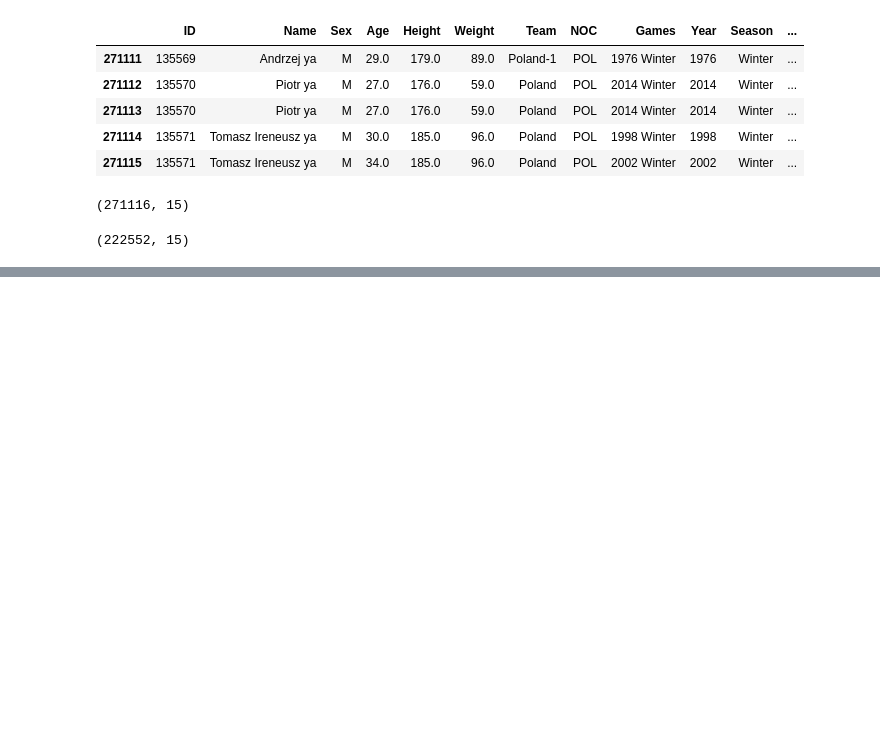
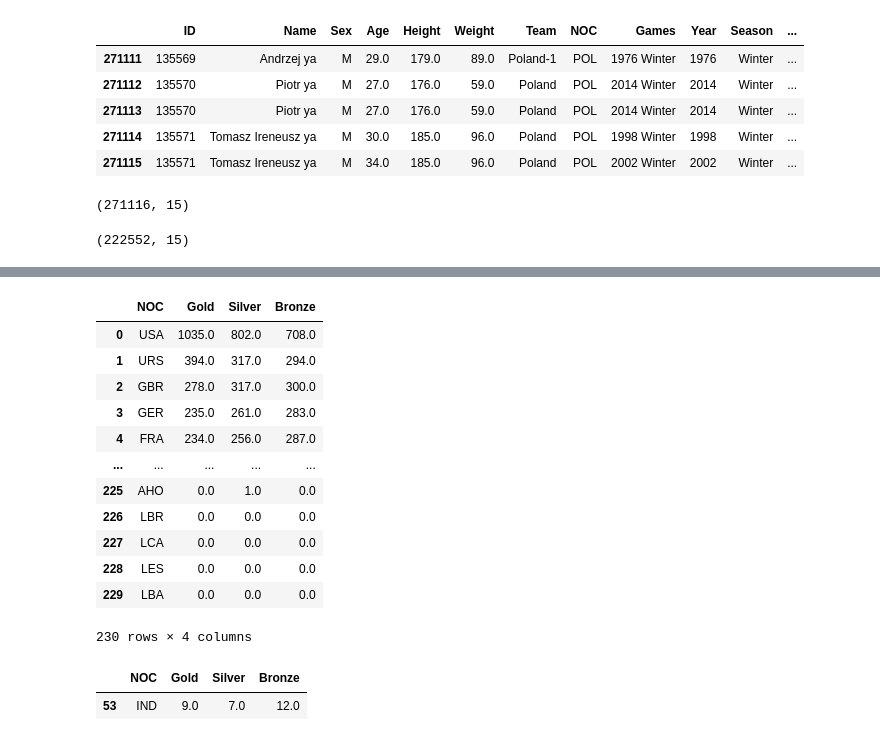
Before and after one commit to Bruhkhari/MPR6_notebook, a Jupyter notebook: Analysis.ipynb, the cells around one changed output, grey strips where cells are left out. Saved outputs shown, nothing was run; the diff lists cells and outputs as text; code cells hidden in the pictures; blank space fills up the shorter version.

```diff
--- a/Analysis.ipynb
+++ b/Analysis.ipynb
@@ -36,0 +156,18 @@ df.tail()
+# %%
+medal_tally = df.drop_duplicates(subset =['Team','NOC','Games','Year','City','Sport','Event','Medal'])
+# %%
+medal_tally.groupby('NOC').sum()[['Gold','Silver','Bronze']].sort_values('Gold', ascending=False).reset_index()
+# %% [output]
+|  | NOC | Gold | Silver | Bronze |
+| 0 | USA | 1035.0 | 802.0 | 708.0 |
+| 1 | URS | 394.0 | 317.0 | 294.0 |
+| 2 | GBR | 278.0 | 317.0 | 300.0 |
+| 3 | GER | 235.0 | 261.0 | 283.0 |
+| 4 | FRA | 234.0 | 256.0 | 287.0 |
+| ... | ... | ... | ... | ... |
+| 225 | AHO | 0.0 | 1.0 | 0.0 |
+| 226 | LBR | 0.0 | 0.0 | 0.0 |
+| 227 | LCA | 0.0 | 0.0 | 0.0 |
+| 228 | LES | 0.0 | 0.0 | 0.0 |
+| 229 | LBA | 0.0 | 0.0 | 0.0 |
+230 rows × 4 columns
@@ -36,0 +178,5 @@ df.tail()
+# %%
+medal_tally[medal_tally['NOC']=='IND']
+# %% [output]
+|  | NOC | Gold | Silver | Bronze |
+| 53 | IND | 9.0 | 7.0 | 12.0 |
```
Also changed, not shown: parts of 20 cells of this notebook, 2 other files.
